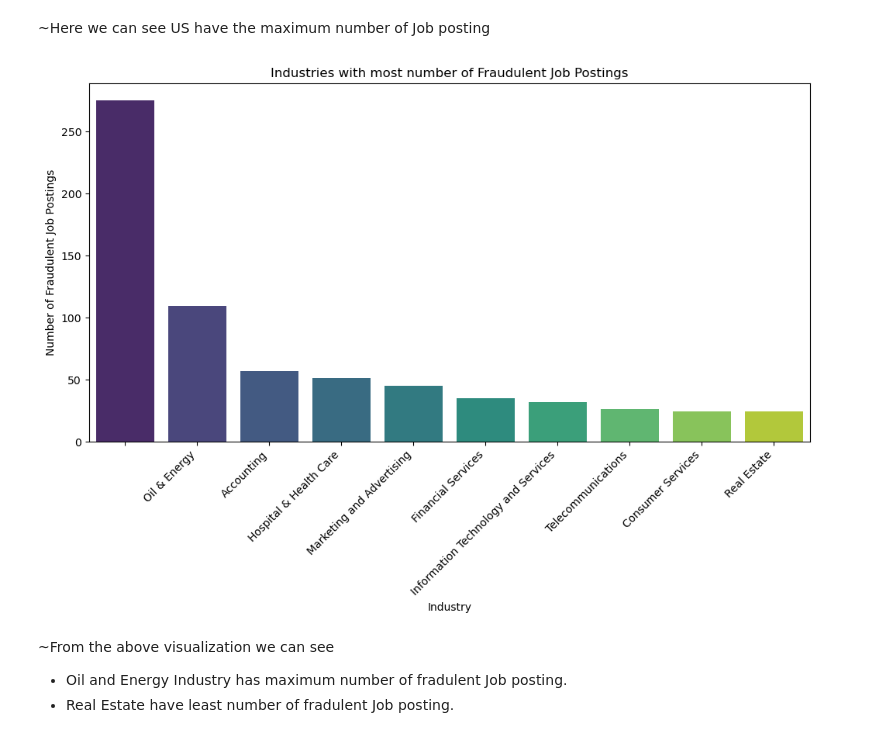
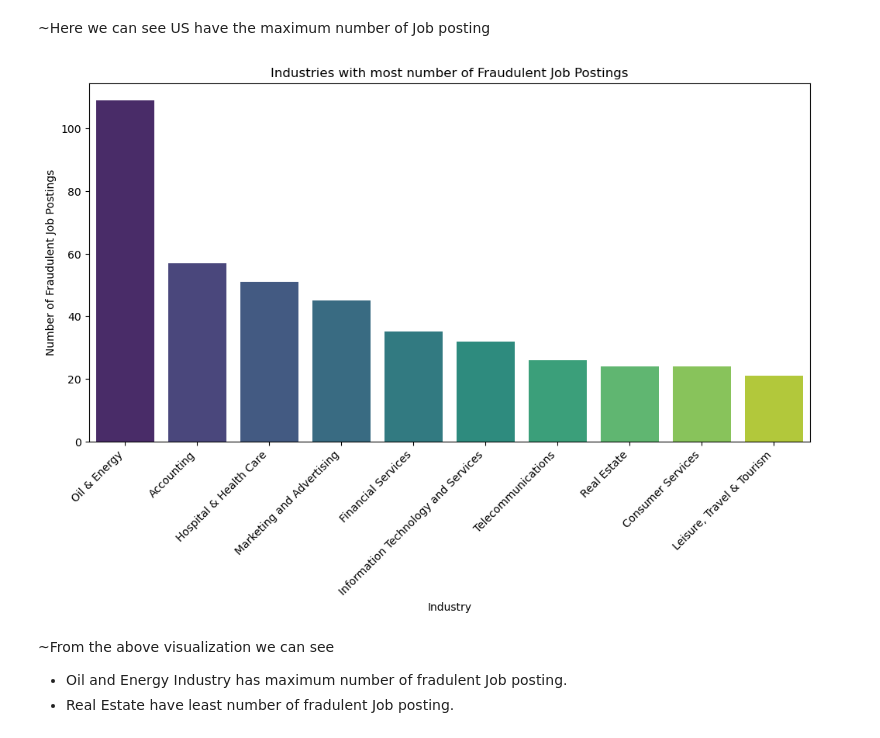
Before and after one commit to sumeetsuvarna/DataMining-Project, a Jupyter notebook: Data_Mining.ipynb, the cells around one changed output. Cells and saved outputs as stored; diff of their text form; code cells hidden in the pictures.

Commit message:
Changes in the visualizations

```diff
--- a/Data_Mining.ipynb
+++ b/Data_Mining.ipynb
@@ -263,16 +263,16 @@ plt.show()
 ~Here we can see US have the maximum number of Job posting
 # %%
 ## Visualizing the highest number of fraudulent jobs based on the industries
-ind_high = job_data[job_data['fraudulent'] == 1]['industry'].value_counts().nlargest(10)
+ind_high = job_data[job_data['fraudulent'] == 1]['industry'].replace(' ', np.nan).dropna().value_counts().nlargest(10)
 plt.figure(figsize=(12, 6))
 sns.barplot(x=ind_high.index, y=ind_high.values, palette='viridis')
 plt.title('Industries with most number of Fraudulent Job Postings')
 plt.xlabel('Industry')
 plt.ylabel('Number of Fraudulent Job Postings')
 plt.xticks(rotation=45, ha='right')
 plt.show()
 # %% [output]
-[figure, old version]
+[figure, new version]
 # %% [markdown]
 ~From the above visualization we can see
 * Oil and Energy Industry has maximum number of fradulent Job posting.
```
